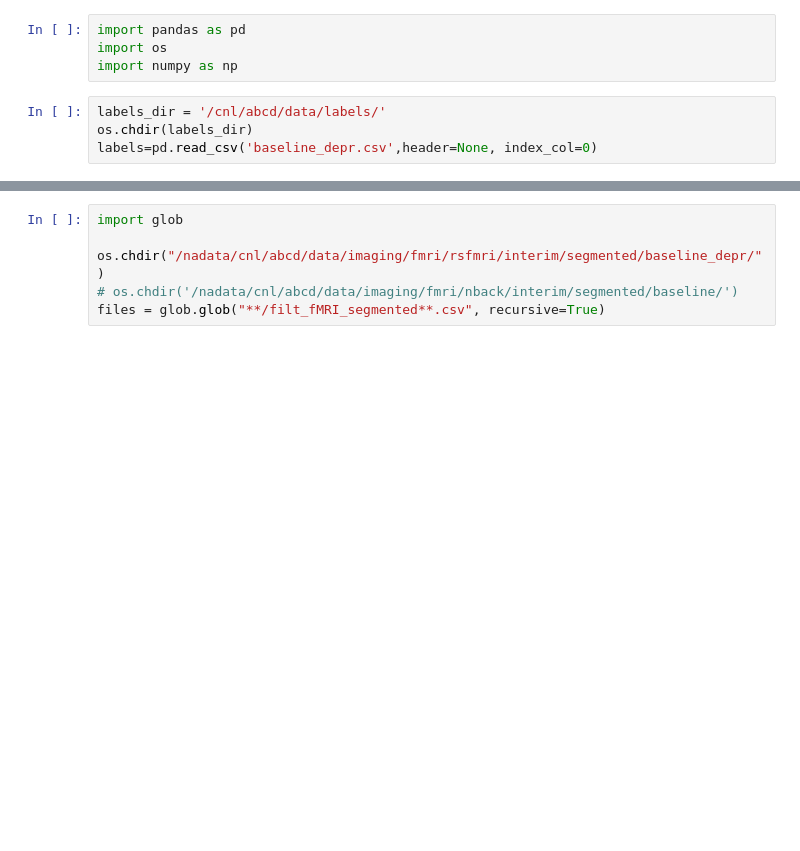
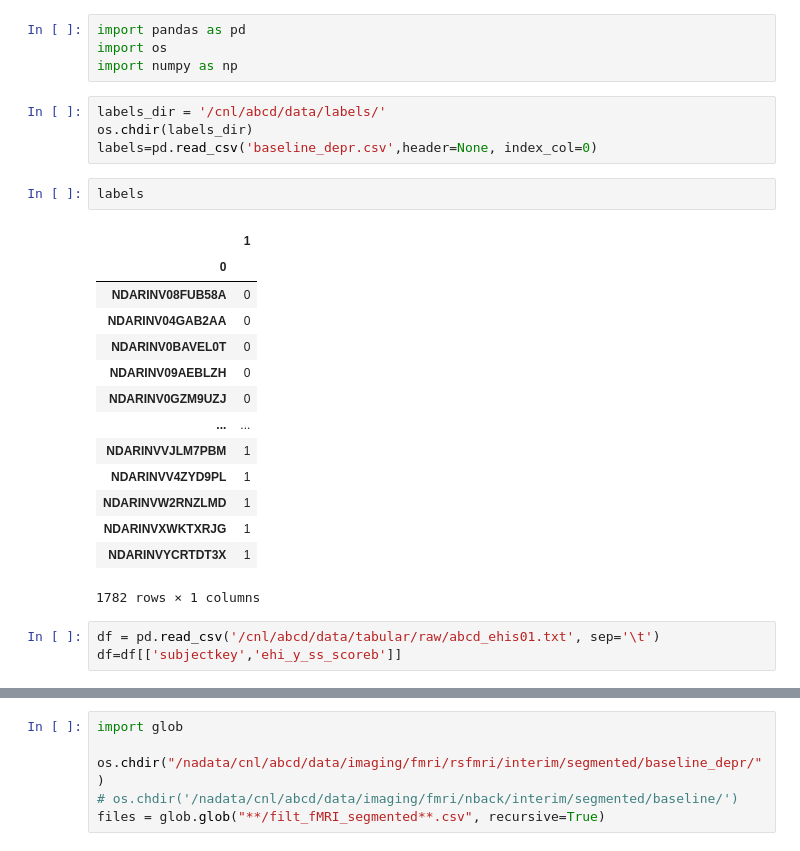
Before and after one commit to margotwagner/DDC, a Jupyter notebook: notebooks/ac-rsfmri_activation_map.ipynb, the cells around one changed output, grey strips where cells are left out. Drawn from its saved outputs; the diff is of its cells as text; blank space fills up the shorter version.

```diff
--- a/notebooks/ac-rsfmri_activation_map.ipynb
+++ b/notebooks/ac-rsfmri_activation_map.ipynb
@@ -6,3 +6,23 @@ import numpy as np
 labels_dir = '/cnl/abcd/data/labels/'
 os.chdir(labels_dir)
 labels=pd.read_csv('baseline_depr.csv',header=None, index_col=0)
+# %%
+labels
+# %% [output]
+|  | 1 |
+| 0 |  |
+| NDARINV08FUB58A | 0 |
+| NDARINV04GAB2AA | 0 |
+| NDARINV0BAVEL0T | 0 |
+| NDARINV09AEBLZH | 0 |
+| NDARINV0GZM9UZJ | 0 |
+| ... | ... |
+| NDARINVVJLM7PBM | 1 |
+| NDARINVV4ZYD9PL | 1 |
+| NDARINVW2RNZLMD | 1 |
+| NDARINVXWKTXRJG | 1 |
+| NDARINVYCRTDT3X | 1 |
+1782 rows × 1 columns
+# %%
+df = pd.read_csv('/cnl/abcd/data/tabular/raw/abcd_ehis01.txt', sep='\t')
+df=df[['subjectkey','ehi_y_ss_scoreb']]
```
Also changed, not shown: parts of 14 cells of this notebook, 4 other files.
